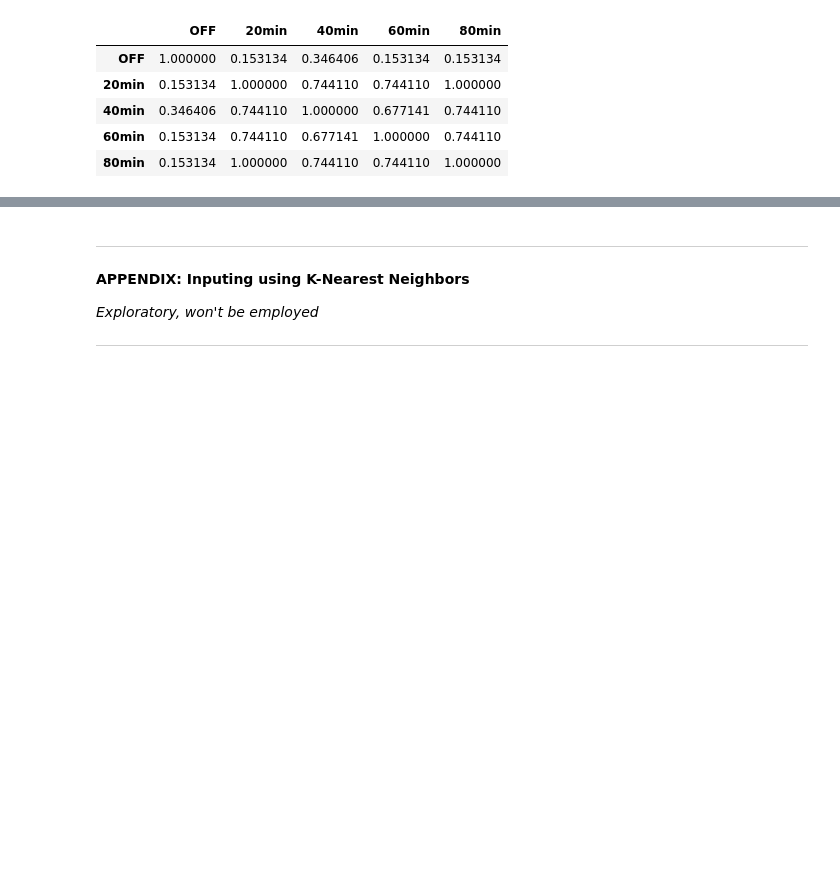
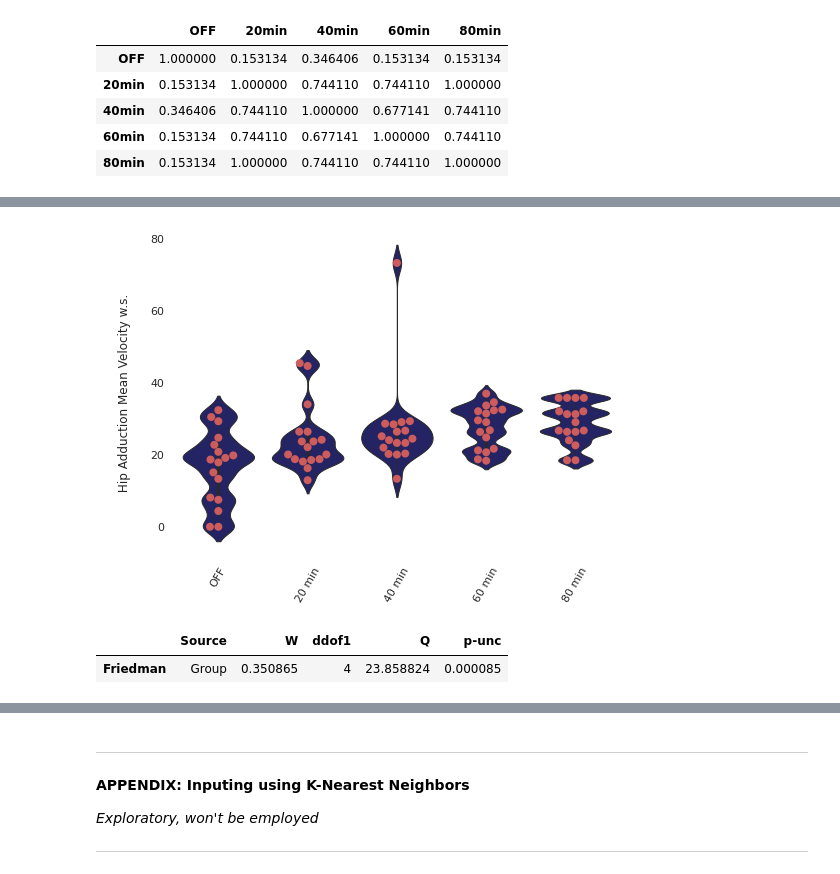
Before and after one commit to Le-bruit-de-nos-pas/3D_Kinematics_Levodopa_Challenge_2021-2023, a Jupyter notebook: LevodopaChallenge_Aug15.ipynb, the cells around one changed output, grey strips where cells are left out. Drawn from its saved outputs; the diff is of its cells as text; code cells hidden in the pictures; blank space fills up the shorter version.

```diff
--- a/LevodopaChallenge_Aug15.ipynb
+++ b/LevodopaChallenge_Aug15.ipynb
@@ -913,0 +967,20 @@ sp.posthoc_conover_friedman(a=output_wide, y_col="ankle_angle_rom_worstside", gr
+# %%
+sns.set(style="white")
+
+ax = sns.violinplot(x="Group", y="hip_adduction_mean_vel_worstside", data=output_wide, color="midnightblue", linewidth = 1, alpha = 1, scale="width", bw=0.2, cut=2)
+sns.swarmplot(y = "hip_adduction_mean_vel_worstside", x = "Group", data = output_wide, color="indianred", edgecolor = "indianred", size = 8, alpha = 1)
+
+ax.set(xlabel=None)
+ax.set(ylabel="\n Hip Adduction Mean Velocity w.s. \n")
+ax.set_xticklabels(ax.get_xticklabels(),rotation = 60)
+ax.set_xticklabels(['OFF', '20 min', '40 min', '60 min', '80 min'])
+
+sns.set(rc={'figure.figsize':(8,6)})
+sns.despine(left=True, bottom=True)
+# %% [output]
+[figure, added]
+# %%
+pg.friedman(data=output_wide, dv="hip_adduction_mean_vel_worstside", within="Group", subject="patient")
+# %% [output]
+|  | Source | W | ddof1 | Q | p-unc |
+| Friedman | Group | 0.350865 | 4 | 23.858824 | 0.000085 |
```
Also changed, not shown: parts of 53 cells of this notebook.
